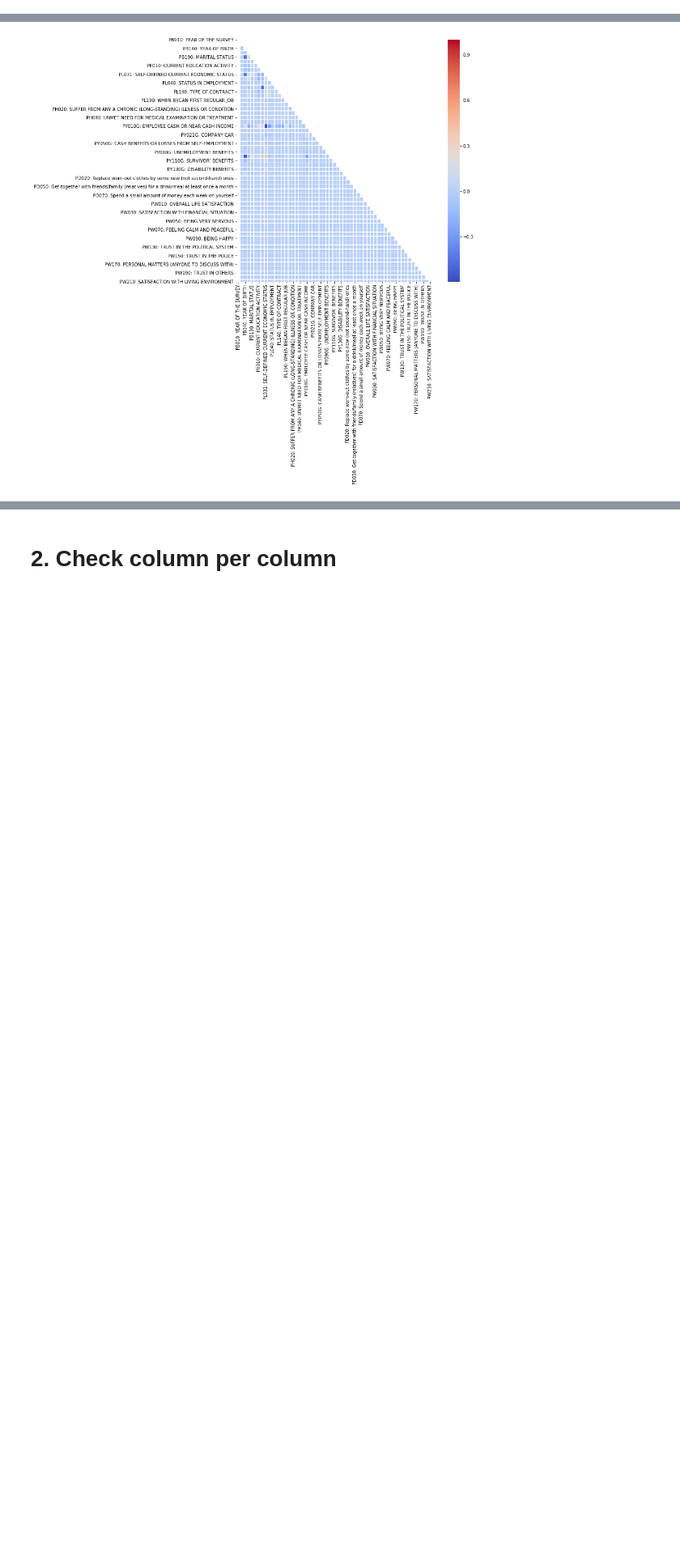
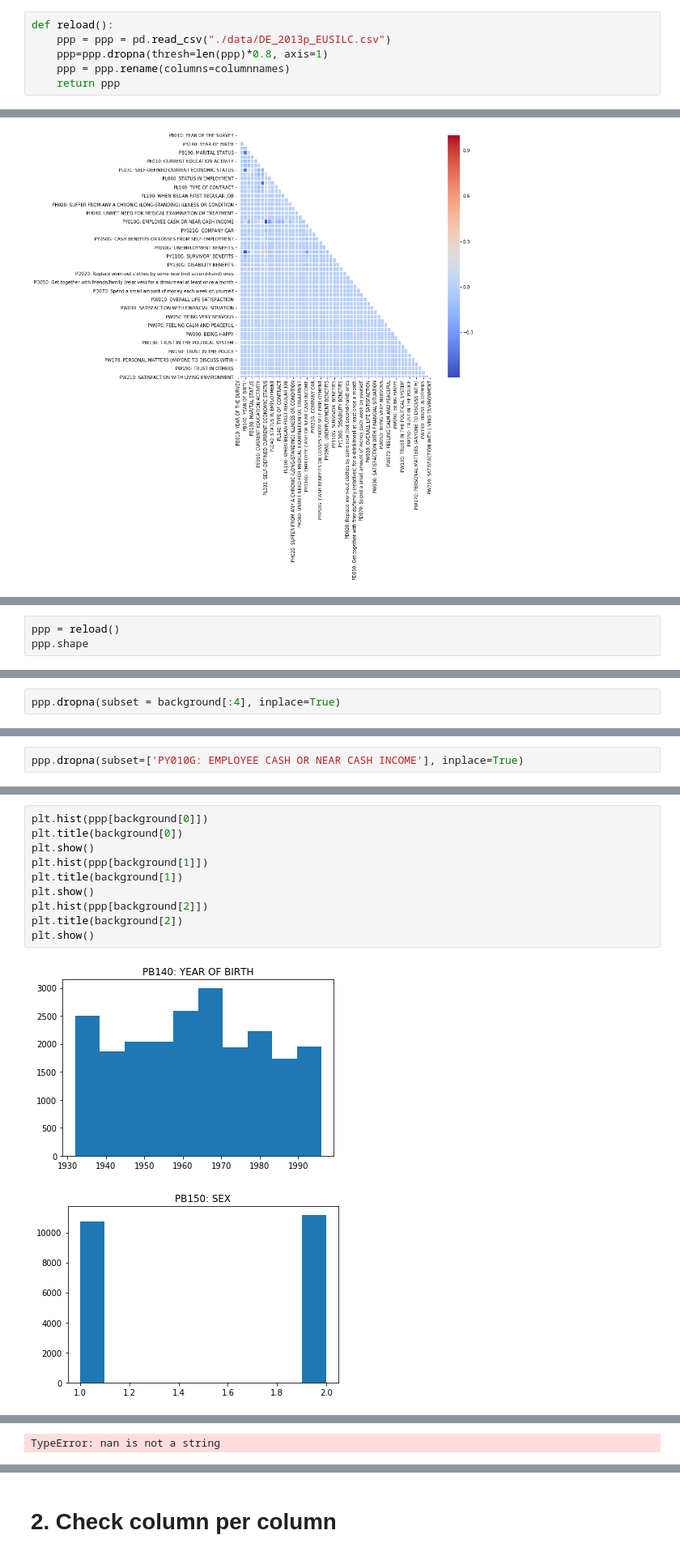
Before and after one commit to ta-data-lis/final-project, a Jupyter notebook: your-project/1_Data Cleaning.ipynb, the cells around one changed output, grey strips where cells are left out. Shown at 81% size. Cells and saved outputs as stored; diff of their text form; blank space fills up the shorter version.

```diff
--- a/your-project/1_Data Selection and Cleaning.ipynb
+++ b/your-project/1_Data Cleaning.ipynb
@@ -375,6 +171,12 @@ columnnames = {
 }
 
 ###PD:  ADDITIONAL VARIABLES FOR MATERIAL DEPRIVATION
+# %%
+def reload():
+    ppp = ppp = pd.read_csv("./data/DE_2013p_EUSILC.csv")
+    ppp=ppp.dropna(thresh=len(ppp)*0.8, axis=1)
+    ppp = ppp.rename(columns=columnnames)
+    return ppp
 # %%
 ppp = ppp.rename(columns=columnnames)
 ppp.columns
@@ -438,0 +388,3 @@ I focus on the personal survey data, because it has the most observations and th
+# %%
+ppp = reload()
+ppp.shape
@@ -438,0 +395,2 @@ I focus on the personal survey data, because it has the most observations and th
+# %%
+ppp.dropna(subset = background[:4], inplace=True)
@@ -438,0 +409,2 @@ I focus on the personal survey data, because it has the most observations and th
+# %%
+ppp.dropna(subset=['PY010G: EMPLOYEE CASH OR NEAR CASH INCOME'], inplace=True)
@@ -438,0 +425,13 @@ I focus on the personal survey data, because it has the most observations and th
+# %%
+plt.hist(ppp[background[0]])
+plt.title(background[0])
+plt.show()
+plt.hist(ppp[background[1]])
+plt.title(background[1])
+plt.show()
+plt.hist(ppp[background[2]])
+plt.title(background[2])
+plt.show()
+# %% [output]
+[figure, added]
+[figure, added]
@@ -438,0 +439 @@ I focus on the personal survey data, because it has the most observations and th
+TypeError: nan is not a string
```
Also changed, not shown: parts of 50 cells of this notebook, 2 other files.
